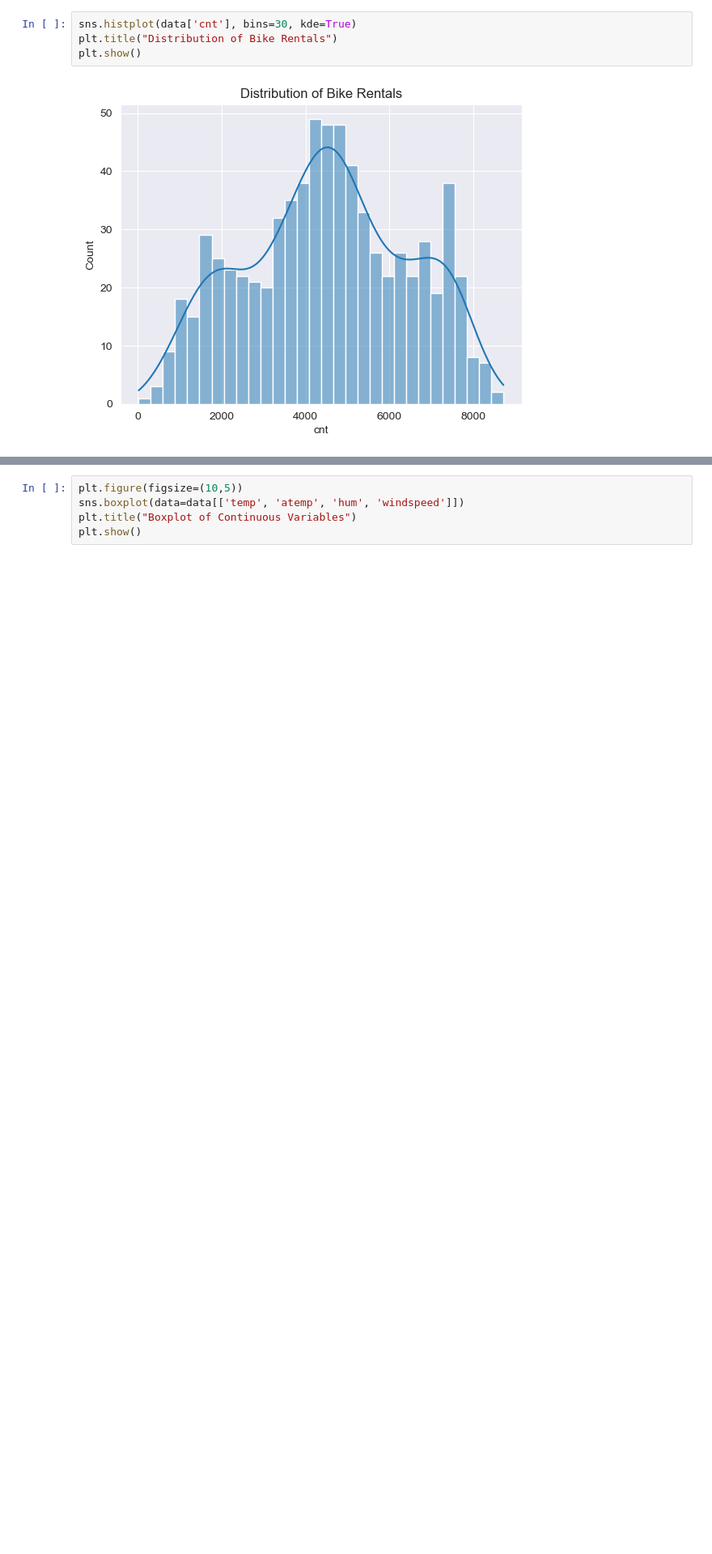
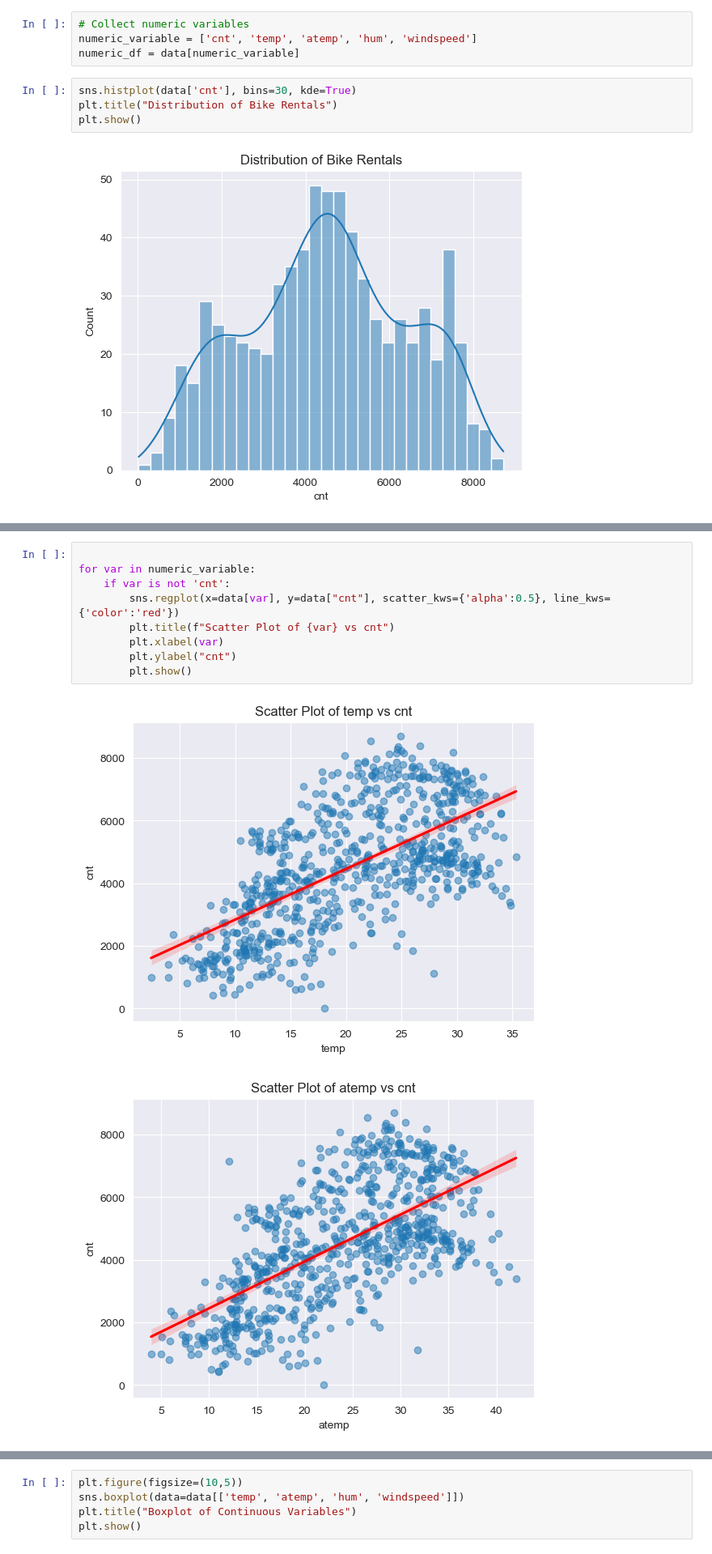
Before and after one commit to lacusu/ML1-LR-SharedBike-Assignment, a Jupyter notebook: BikeSharedAssignment.ipynb, the cells around one changed output, grey strips where cells are left out. Shown at 81% size. Drawn from its saved outputs; the diff is of its cells as text; blank space fills up the shorter version.

```diff
--- a/BikeSharedAssignment.ipynb
+++ b/BikeSharedAssignment.ipynb
@@ -68,3 +81,7 @@ Making a pairplot of all the numberic variable
+# %%
+# Collect numeric variables
+numeric_variable = ['cnt', 'temp', 'atemp', 'hum', 'windspeed']
+numeric_df = data[numeric_variable]
 # %%
 sns.histplot(data['cnt'], bins=30, kde=True)
 plt.title("Distribution of Bike Rentals")
@@ -88,0 +93,12 @@ for var in categorical_vars:
+# %%
+
+for var in numeric_variable:
+    if var is not 'cnt':
+        sns.regplot(x=data[var], y=data["cnt"], scatter_kws={'alpha':0.5}, line_kws={'color':'red'})
+        plt.title(f"Scatter Plot of {var} vs cnt")
+        plt.xlabel(var)
+        plt.ylabel("cnt")
+        plt.show()
+# %% [output]
+[figure, added]
+[figure, added]
```
Also changed, not shown: parts of 142 cells of this notebook.
